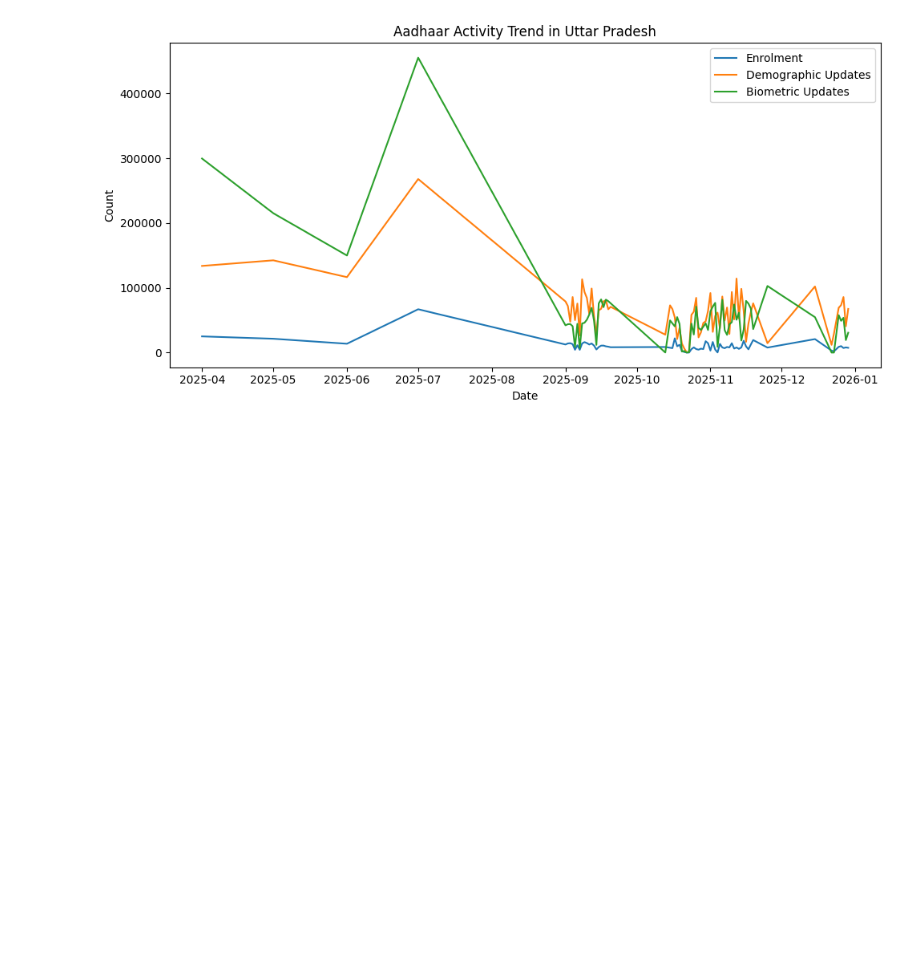
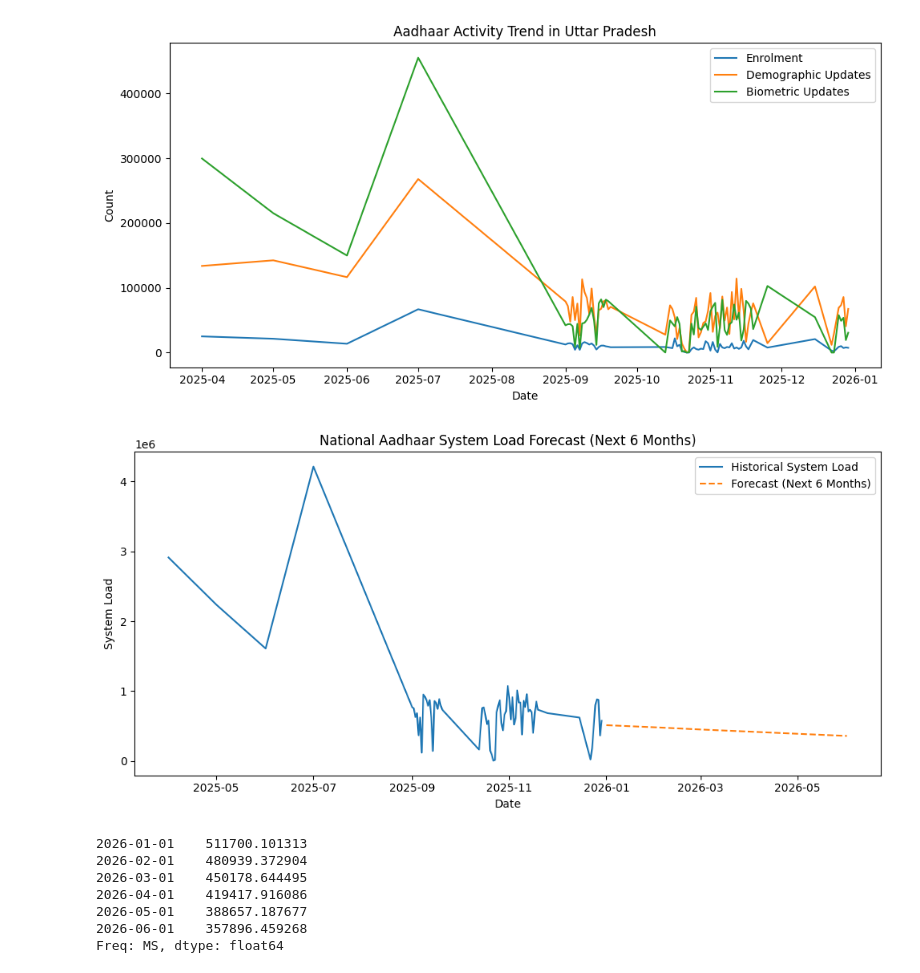
Before and after one commit to Prajusha2004/aadhar, a Jupyter notebook: analysis/indicators.ipynb, the cells around one changed output. Cells and saved outputs as stored; diff of their text form; code cells hidden in the pictures; blank space fills up the shorter version.

```diff
--- a/analysis/indicators.ipynb
+++ b/analysis/indicators.ipynb
@@ -734,3 +792,52 @@ plt.savefig(f"../outputs/{state_name.replace(' ', '_')}_trend.png", dpi=150)
 plt.show()
 # %% [output]
 [figure]
+# %%
+from statsmodels.tsa.holtwinters import ExponentialSmoothing
+
+# Prepare national system load time series
+national_ts = master.groupby("date", as_index=False)["system_load"].sum()
+national_ts = national_ts.sort_values("date")
+
+# Set date as index
+ts = national_ts.set_index("date")["system_load"]
+
+# Fit model
+model = ExponentialSmoothing(ts, trend="add", seasonal=None)
+fit = model.fit()
+
+# Forecast next 6 periods (months)
+forecast = fit.forecast(6)
+
+# Create forecast dates
+forecast_dates = pd.date_range(
+    start=ts.index.max() + pd.offsets.MonthBegin(1),
+    periods=6,
+    freq="MS"
+)
+
+forecast_series = pd.Series(forecast.values, index=forecast_dates)
+
+# Plot
+plt.figure(figsize=(10,5))
+plt.plot(ts.index, ts.values, label="Historical System Load")
+plt.plot(forecast_series.index, forecast_series.values, label="Forecast (Next 6 Months)", linestyle="--")
+plt.legend()
+plt.title("National Aadhaar System Load Forecast (Next 6 Months)")
+plt.xlabel("Date")
+plt.ylabel("System Load")
+plt.tight_layout()
+
+plt.savefig("../outputs/system_load_forecast_6months.png", dpi=150)
+plt.show()
+
+forecast_series
+# %% [output]
+[figure, added]
+2026-01-01    511700.101313
+2026-02-01    480939.372904
+2026-03-01    450178.644495
+2026-04-01    419417.916086
+2026-05-01    388657.187677
+2026-06-01    357896.459268
+Freq: MS, dtype: float64
```
Also changed, not shown: parts of 9 cells of this notebook, 4 other files.
